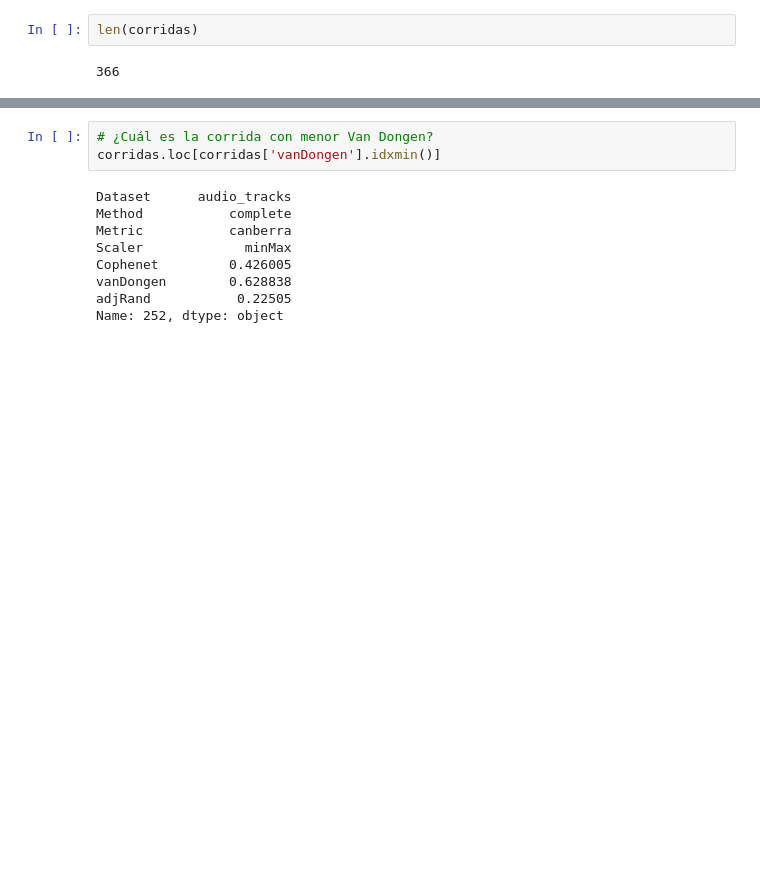
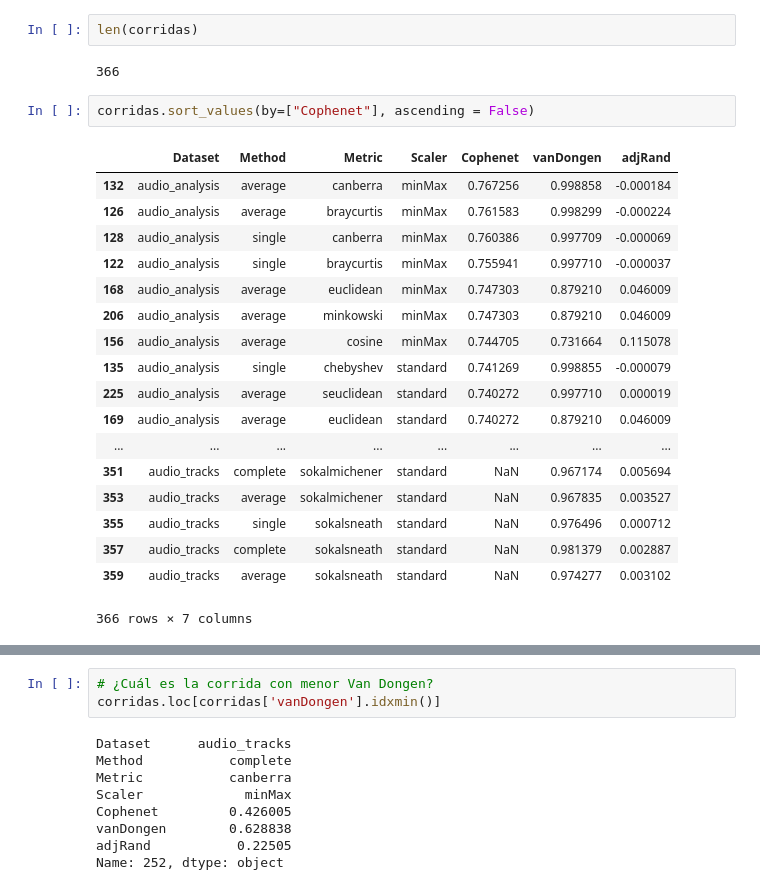
Before and after one commit to elfrasco/dmcyt_tp1, a Jupyter notebook: TP1/BestHierarchical.ipynb, the cells around one changed output, grey strips where cells are left out. Drawn from its saved outputs; the diff is of its cells as text; blank space fills up the shorter version.

```diff
--- a/TP1/BestHierarchical.ipynb
+++ b/TP1/BestHierarchical.ipynb
@@ -94,3 +94,24 @@ corridas.head()
 len(corridas)
 # %% [output]
 366
+# %%
+corridas.sort_values(by=["Cophenet"], ascending = False)
+# %% [output]
+|  | Dataset | Method | Metric | Scaler | Cophenet | vanDongen | adjRand |
+| 132 | audio_analysis | average | canberra | minMax | 0.767256 | 0.998858 | -0.000184 |
+| 126 | audio_analysis | average | braycurtis | minMax | 0.761583 | 0.998299 | -0.000224 |
+| 128 | audio_analysis | single | canberra | minMax | 0.760386 | 0.997709 | -0.000069 |
+| 122 | audio_analysis | single | braycurtis | minMax | 0.755941 | 0.997710 | -0.000037 |
+| 168 | audio_analysis | average | euclidean | minMax | 0.747303 | 0.879210 | 0.046009 |
+| 206 | audio_analysis | average | minkowski | minMax | 0.747303 | 0.879210 | 0.046009 |
+| 156 | audio_analysis | average | cosine | minMax | 0.744705 | 0.731664 | 0.115078 |
+| 135 | audio_analysis | single | chebyshev | standard | 0.741269 | 0.998855 | -0.000079 |
+| 225 | audio_analysis | average | seuclidean | standard | 0.740272 | 0.997710 | 0.000019 |
+| 169 | audio_analysis | average | euclidean | standard | 0.740272 | 0.879210 | 0.046009 |
+| ... | ... | ... | ... | ... | ... | ... | ... |
+| 351 | audio_tracks | complete | sokalmichener | standard | NaN | 0.967174 | 0.005694 |
+| 353 | audio_tracks | average | sokalmichener | standard | NaN | 0.967835 | 0.003527 |
+| 355 | audio_tracks | single | sokalsneath | standard | NaN | 0.976496 | 0.000712 |
+| 357 | audio_tracks | complete | sokalsneath | standard | NaN | 0.981379 | 0.002887 |
+| 359 | audio_tracks | average | sokalsneath | standard | NaN | 0.974277 | 0.003102 |
+366 rows × 7 columns
```
Also changed, not shown: parts of 8 cells of this notebook, 6 other files.
